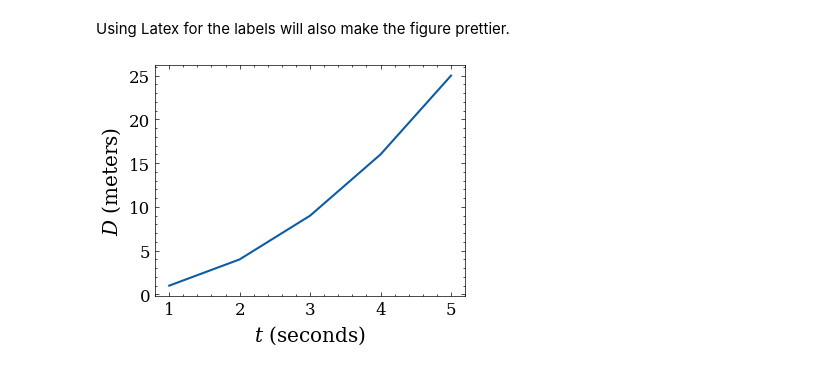
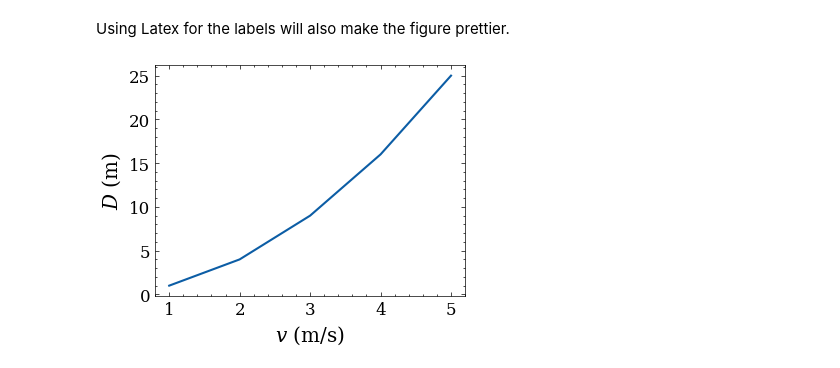
Before and after one commit to liwt31/MathModel, a Jupyter notebook: 000PythonBasics1.ipynb, the cells around one changed output. Drawn from its saved outputs; the diff is of its cells as text; code cells hidden in the pictures.

```diff
--- a/000PythonBasics1.ipynb
+++ b/000PythonBasics1.ipynb
@@ -277,8 +285,8 @@ plt.style.use("mm.mplstyle")
 Using Latex for the labels will also make the figure prettier.
 # %%
 plt.plot(x, y)
-plt.xlabel('$t$ (seconds)')
-plt.ylabel('$D$ (meters)')
+plt.xlabel('$v$ (m/s)')
+plt.ylabel('$D$ (m)')
 plt.show()
 # %% [output]
-[figure, old version]
+[figure, new version]
```
Also changed, not shown: parts of 5 cells of this notebook, 2 other files.
